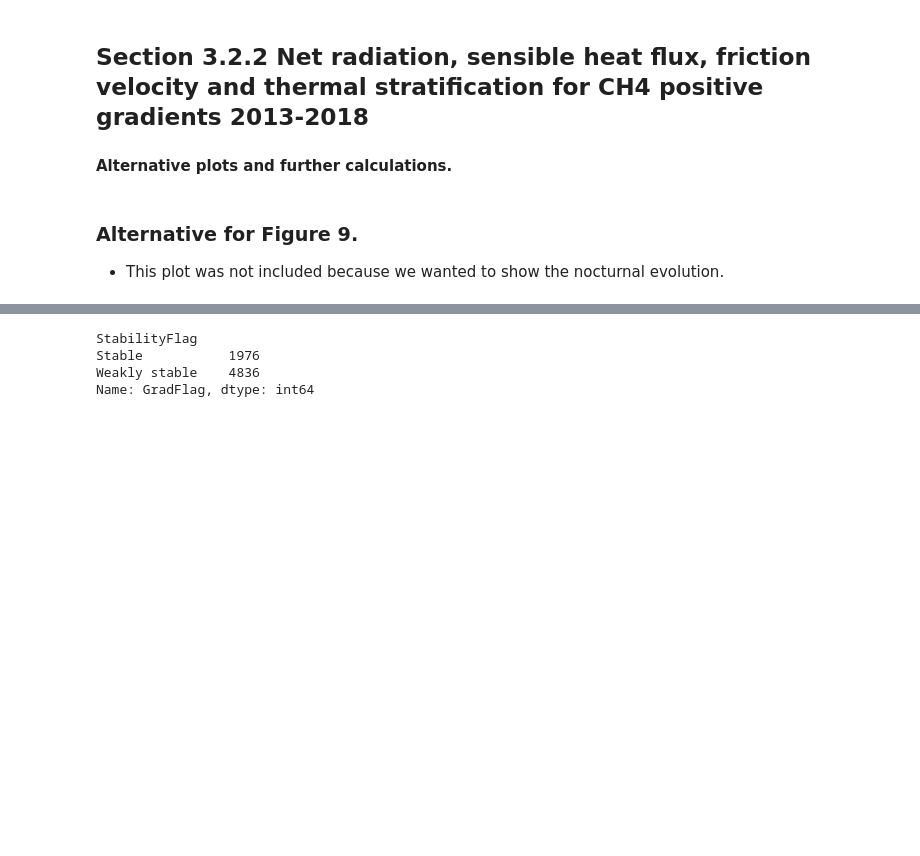
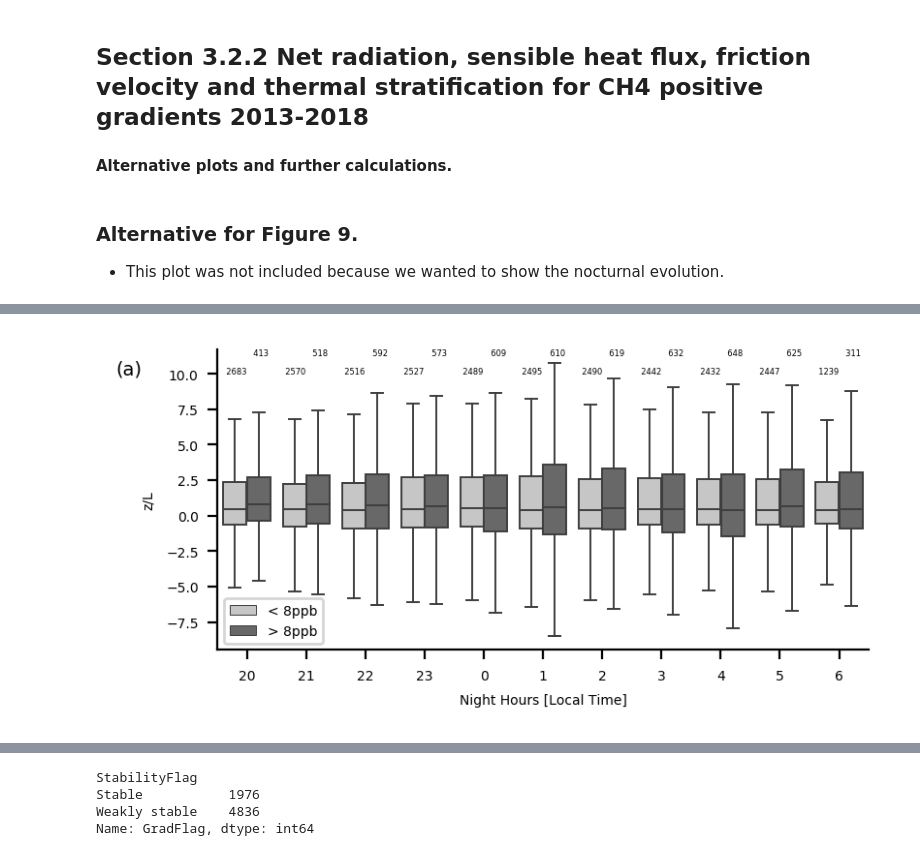
Before and after one commit to itarec1988/Understanding-nighttime-CH4-signals-paper-repo, a Jupyter notebook: 04_Analysis.ipynb, the cells around one changed output, grey strips where cells are left out. Cells and saved outputs as stored; diff of their text form; code cells hidden in the pictures; blank space fills up the shorter version.

```diff
--- a/04_Analysis.ipynb
+++ b/04_Analysis.ipynb
@@ -419,0 +468,45 @@ plt.show()
+# %%
+# Plot settings
+line_width  = 0.7
+marker_size = 2
+font_size   = 6
+fig,row1    = plt.subplots(1,1,figsize=(4,2),dpi=200)
+
+data     = df_full_n[['Hour','GradFlag','grad','Z-over-L']].dropna()
+df_true  = data[data["GradFlag"]==True].groupby('Hour').count()
+df_false = data[data["GradFlag"]==False].groupby('Hour').count()
+nobsT    = df_true['Z-over-L']
+nobsF    = df_false['Z-over-L']
+nobs1    = ["  " + str(i) for i in nobsT.values]
+new_nobs1 = nobs1[7:] + nobs1[0:7]
+#nobs2    = ["n:" + str(i) + " " for i in nobsF.values]
+nobs2    = ["  " + str(i) + " " for i in nobsF.values]
+new_nobs2 = nobs2[7:] + nobs2[0:7]
+
+meansTrue  = [str(i) for i in data[data['GradFlag']==True].groupby('Hour').mean()['Z-over-L'].values]
+meansFalse = [str(i) for i in data[data['GradFlag']==False].groupby('Hour').mean()['Z-over-L'].values]
+meansTrue  = meansTrue[7:] + meansTrue[0:7]
+meansFalse = meansFalse[7:] + meansFalse[0:7]
+meansTrue  = [float(i) for i in meansTrue]
+meansFalse = [float(i) for i in meansFalse]
+
+sns.boxplot(x='Hour',y='Z-over-L',hue='GradFlag',data=data,order=[20,21,22,23,0,1,2,3,4,5,6],palette=sns.color_palette(palette="Greys",n_colors=2),showfliers=False,ax=row1,showmeans=False,linewidth=line_width)
+#sns.violinplot(x='Hour',y='Ritop',hue='GradFlag',data=data,order=[20,21,22,23,0,1,2,3,4,5,6],palette=sns.color_palette(palette="Greys",n_colors=2),ax=row1,linewidth=line_width)
+row1.set_xlabel('Night Hours [Local Time]')
+row1.set_ylabel('z/L')
+#row1.set_xticklabels(['','','','','','','','','','',''])
+row1.get_legend().remove()
+sns.despine()
+row1.text(-2, 10, '(a)', horizontalalignment='center', size=7, color='k')
+for i,j in enumerate(new_nobs1):
+    row1.text(i+0.2, 11.3, j, horizontalalignment='center', size=3, color='k')
+    row1.text(i-0.2, 10, new_nobs2[i], horizontalalignment='center', size=3, color='k')
+#row1.plot([0.25,1.25,2.25,3.25,4.25,5.25,6.25,7.25,8.25,9.25,10.25],meansTrue,linewidth=0,marker='v',markersize=1,color='lightgreen')
+#row1.plot([-0.25,0.85,1.85,2.85,3.85,4.85,5.85,6.85,7.85,8.85,9.85],meansFalse,linewidth=0,marker='v',markersize=1,color='lightgreen')
+handles, _ = row1.get_legend_handles_labels()
+row1.legend(handles,["< 8ppb", "> 8ppb"],loc='lower left',fontsize=5)
+plt.tight_layout()
+plt.show()
+fig.savefig('../Rebuttal/z-L_boxplot_nighttime_above_below_8ppb.png',dpi=300)
+# %% [output]
+[figure, added]
```
Also changed, not shown: parts of 44 cells of this notebook, 1 other file.
